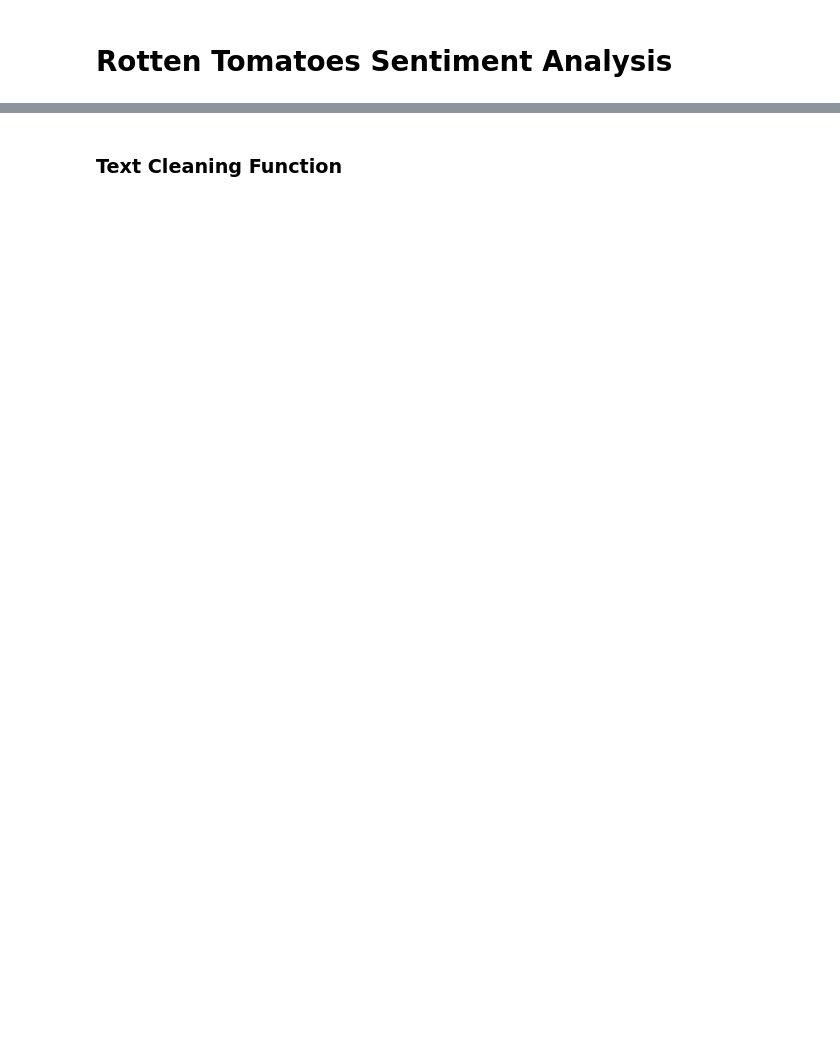
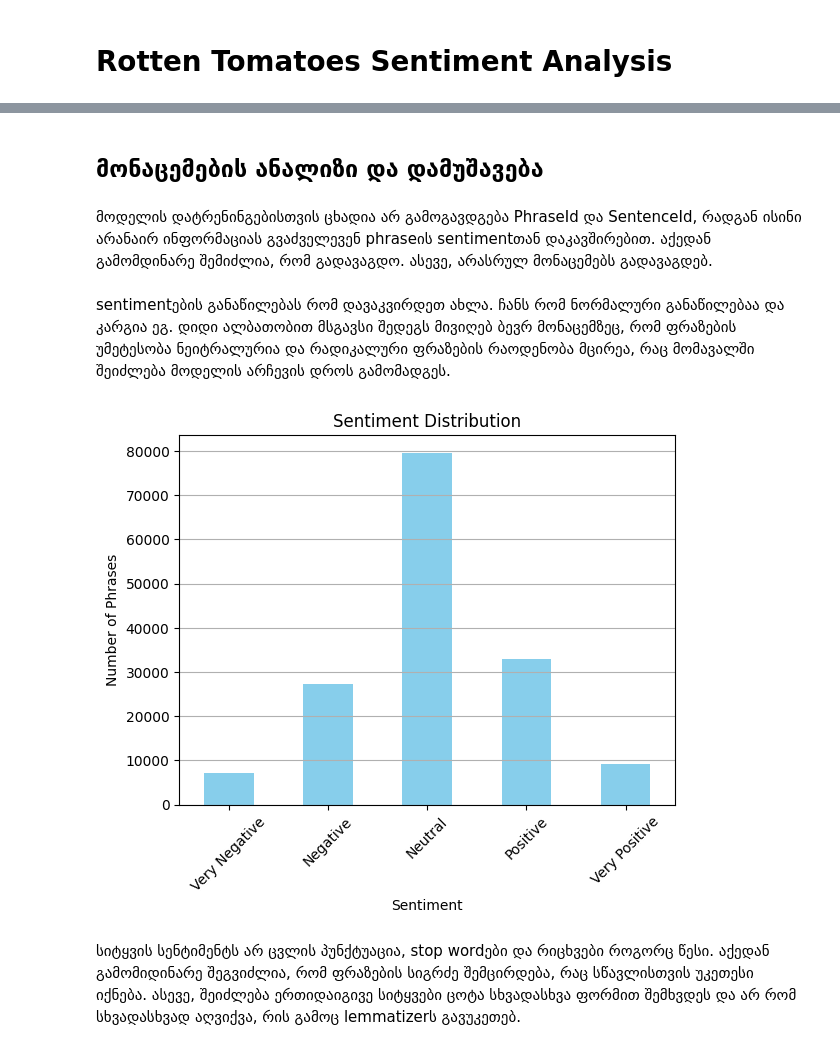
Before and after one commit to SlowTDancer/MACS, a Jupyter notebook: NLP/sentiment_analysis/sentiment_analysis.ipynb, the cells around one changed output, grey strips where cells are left out. Drawn from its saved outputs; the diff is of its cells as text; code cells hidden in the pictures; blank space fills up the shorter version.

```diff
--- a/NLP/sentiment_analysis/sentiment_analysis.ipynb
+++ b/NLP/sentiment_analysis/sentiment_analysis.ipynb
@@ -53,0 +47,14 @@ train_df.head()
+# %%
+sentiment_analysis_on_movie_reviews_path = kagglehub.competition_download('sentiment-analysis-on-movie-reviews')
+
+train_data_path = f"{sentiment_analysis_on_movie_reviews_path}/train.tsv.zip"
+test_data_path = f"{sentiment_analysis_on_movie_reviews_path}/test.tsv.zip"
+
+train_df = pd.read_csv(train_data_path, sep='\t')
+test_df = pd.read_csv(test_data_path, sep='\t')
+
+train_df.head()
+# %% [markdown]
+## მონაცემების ანალიზი და დამუშავება
+# %% [markdown]
+მოდელის დატრენინგებისთვის ცხადია არ გამოგავდგება PhraseId და SentenceId, რადგან ისინი არანაირ ინფორმაციას გვაძველევენ phraseის sentimentთან დაკავშირებით. აქედან გამომდინარე შემიძლია, რომ გადავაგდო. ასევე, არასრულ მონაცემებს გადავაგდებ.
@@ -54,17 +64,15 @@ train_df.head()
+# %% [markdown]
+sentimentების განაწილებას რომ დავაკვირდეთ ახლა. ჩანს რომ ნორმალური განაწილებაა და კარგია ეგ. დიდი ალბათობით მსგავსი შედეგს მივიღებ ბევრ მონაცემზეც, რომ ფრაზების უმეტესობა ნეიტრალურია და რადიკალური ფრაზების რაოდენობა მცირეა, რაც მომავალში შეიძლება მოდელის არჩევის დროს გამომადგეს.
 # %%
-# Drop non-relevant columns and missing values
-train_df = train_df.dropna()
-train_df = train_df.drop(['PhraseId', 'SentenceId'], axis=1)
-
-# Look at the distribution of sentiment labels
-plt.figure(figsize=(10, 6))
 train_df['Sentiment'].value_counts().sort_index().plot(kind='bar', color='skyblue')
 plt.title('Sentiment Distribution')
 plt.xlabel('Sentiment')
 plt.ylabel('Number of Phrases')
 plt.xticks(ticks=[0, 1, 2, 3, 4], labels=['Very Negative', 'Negative', 'Neutral', 'Positive', 'Very Positive'], rotation=45)
 plt.grid(axis='y')
 plt.show()
+# %% [output]
+[figure, added]
-# %% [markdown]
-### Text Cleaning Function
+# %% [markdown]
+სიტყვის სენტიმენტს არ ცვლის პუნქტუაცია, stop wordები და რიცხვები როგორც წესი. აქედან გამომიდინარე შეგვიძლია, რომ ფრაზების სიგრძე შემცირდება, რაც სწავლისთვის უკეთესი იქნება. ასევე, შეიძლება ერთიდაიგივე სიტყვები ცოტა სხვადასხვა ფორმით შემხვდეს და არ რომ სხვადასხვად აღვიქვა, რის გამოც lemmatizerს გავუკეთებ.
 # %%
```
Also changed, not shown: parts of 57 cells of this notebook, 54 other files.
